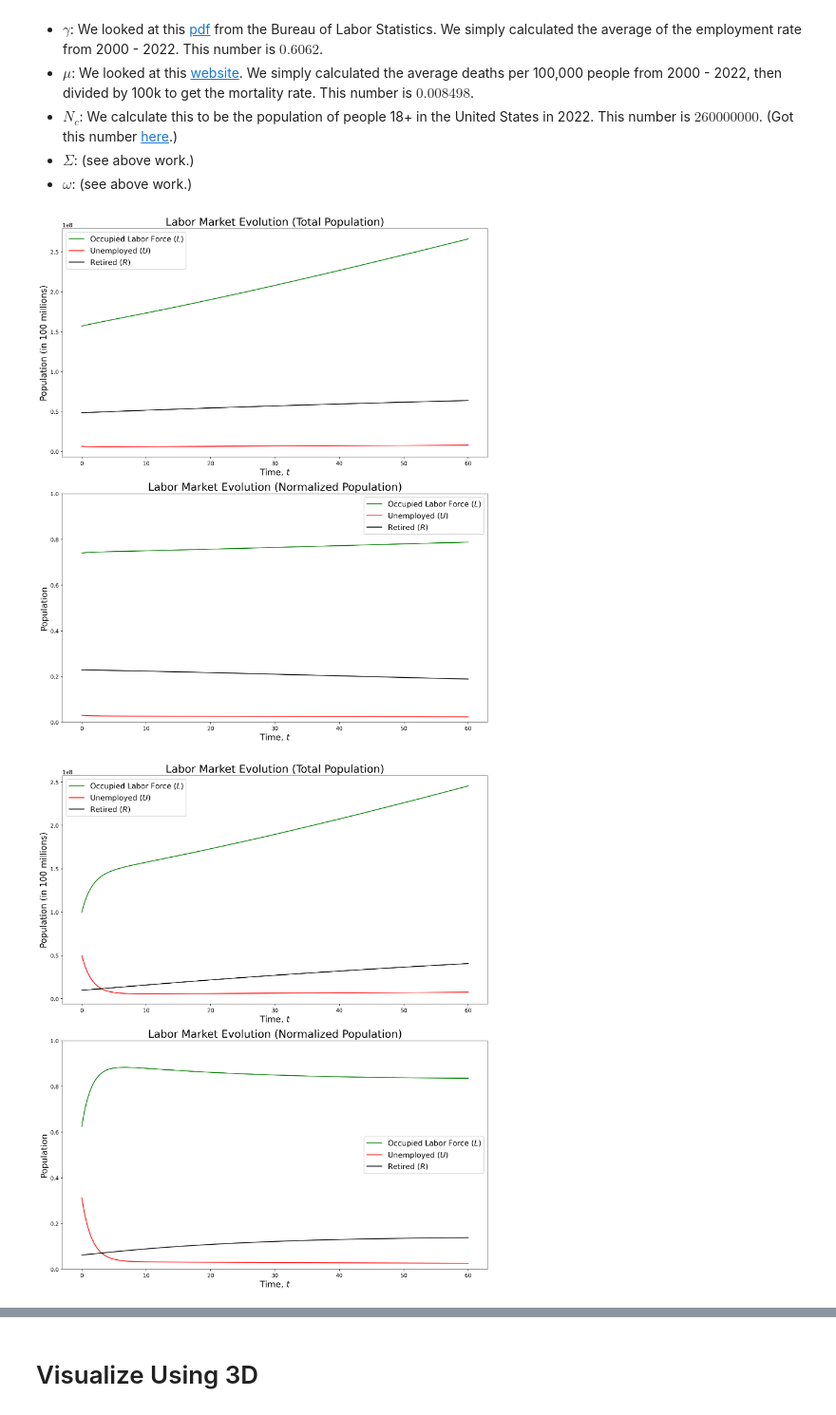
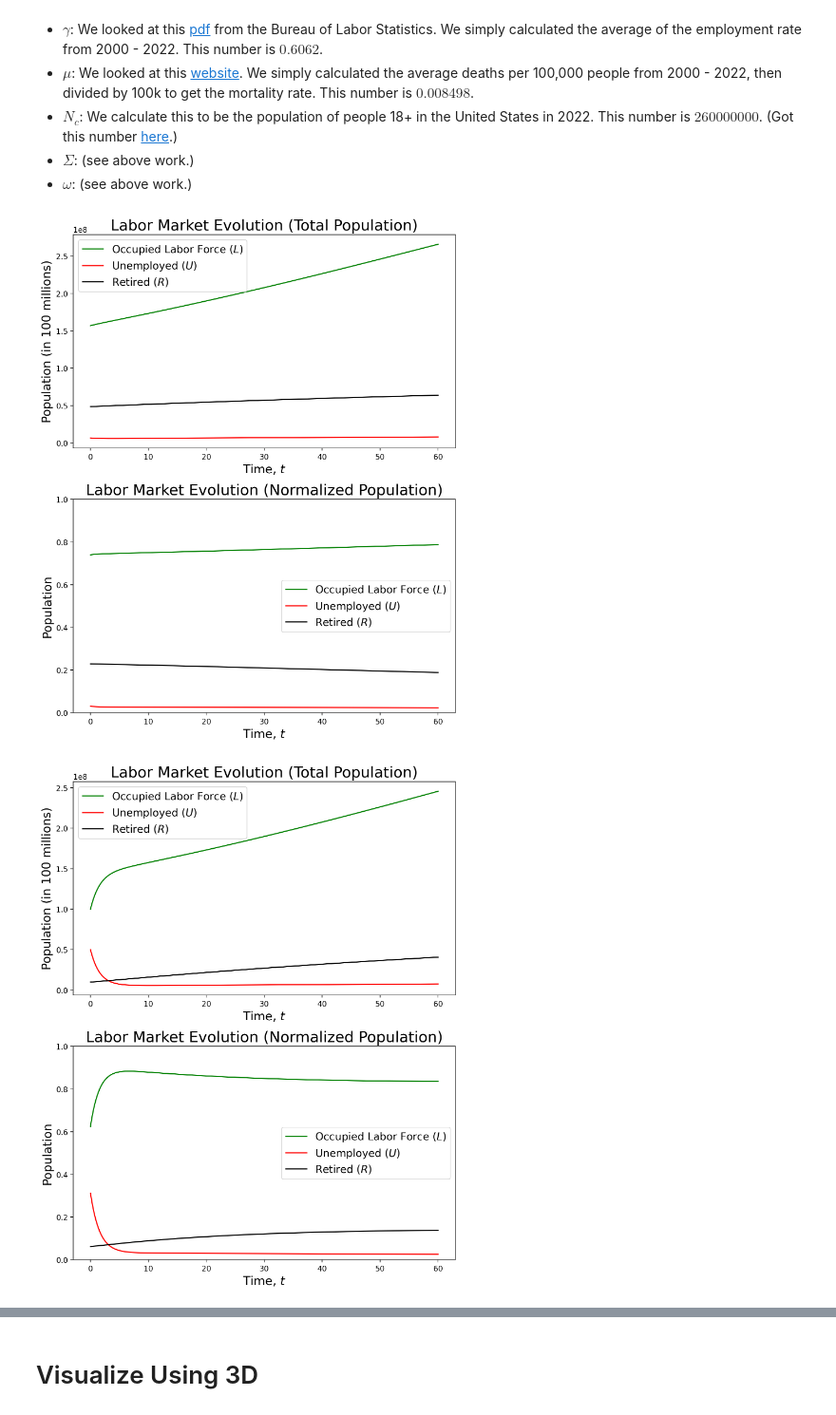
Before and after one commit to dylanskinner65/LaborEconomyDynamics, a Jupyter notebook: diff_eq_build.ipynb, the cells around one changed output, grey strips where cells are left out. Shown at 95% size. Cells and saved outputs as stored; diff of their text form; code cells hidden in the pictures.

```diff
--- a/diff_eq_build.ipynb
+++ b/diff_eq_build.ipynb
@@ -242,7 +242,7 @@ t = np.linspace(0, T, 1000)
 # Plug these values into solve_ivp
 # for i, y0 in enumerate([[157e6, 6.5e6, 48.59e6], [157.1e6, 1e6, 1e6], [156.5e6, 6e6, 48e6]]):
 for i, y0 in enumerate([[157e6, 6.5e6, 48.59e6], [100e6, 50e6, 10e6], [18e6, 200e6, 10e6]]):
-    fig, ax = plt.subplots(2, 1, figsize=(12,14), dpi=200)
+    fig, ax = plt.subplots(2, 1, figsize=(8,10), dpi=200)
     solution = solve_ivp(f, (0, T), y0, t_eval=t, args=(sigma, rho, tau, gamma, mu, N_c, Sigma, omega))
 
     # # Get the number of rabbits and wolves
@@ -267,32 +267,32 @@ for i, y0 in enumerate([[157e6, 6.5e6, 48.59e6], [100e6, 50e6, 10e6], [18e6, 200
     # ax[2].set_ylabel('Population')
     # ax[2].legend()
     sum_people = np.sum(solution.y, axis=0)
 
     ax[0].plot(solution.t, solution.y[0, :], label=f'Occupied Labor Force ($L$)', color='green')
     ax[0].plot(solution.t, solution.y[1, :], label=f'Unemployed ($U$)', color='red')
     ax[0].plot(solution.t, solution.y[2, :], label=f'Retired ($R$)', color='black')
     ax[0].set_title(f'Labor Market Evolution (Total Population)', fontsize=20)
     ax[0].set_xlabel('Time, $t$', fontsize=16)
     ax[0].set_ylabel('Population (in 100 millions)', fontsize=16)
     # ax[i].set_ylim(0, 1)
     ax[0].legend(fontsize=14)
 
     ax[1].plot(solution.t, solution.y[0, :]/sum_people, label=f'Occupied Labor Force ($L$)', color='green')
     ax[1].plot(solution.t, solution.y[1, :]/sum_people, label=f'Unemployed ($U$)', color='red')
     ax[1].plot(solution.t, solution.y[2, :]/sum_people, label=f'Retired ($R$)', color='black')
     # ax[1].set_title(f'Population Model, Initial Conditions: {numerize(y0[0])}, {numerize(y0[1])}, {numerize(y0[2])}')
     ax[1].set_title(f'Labor Market Evolution (Normalized Population)', fontsize=20)
     ax[1].set_xlabel('Time, $t$', fontsize=16)
     ax[1].set_ylabel('Population', fontsize=16)
     ax[1].set_ylim(0, 1)
     ax[1].legend(fontsize=14)
     plt.tight_layout()
     plt.show()
     # print('Done with iteration', i)
 
 
 # plt.tight_layout()
 # plt.show()
 # %% [output]
-[figure, old version]
+[figure, new version]
-[figure, old version]
+[figure, new version]
```
Also changed, not shown: parts of 1 cell of this notebook, 5 other files.
